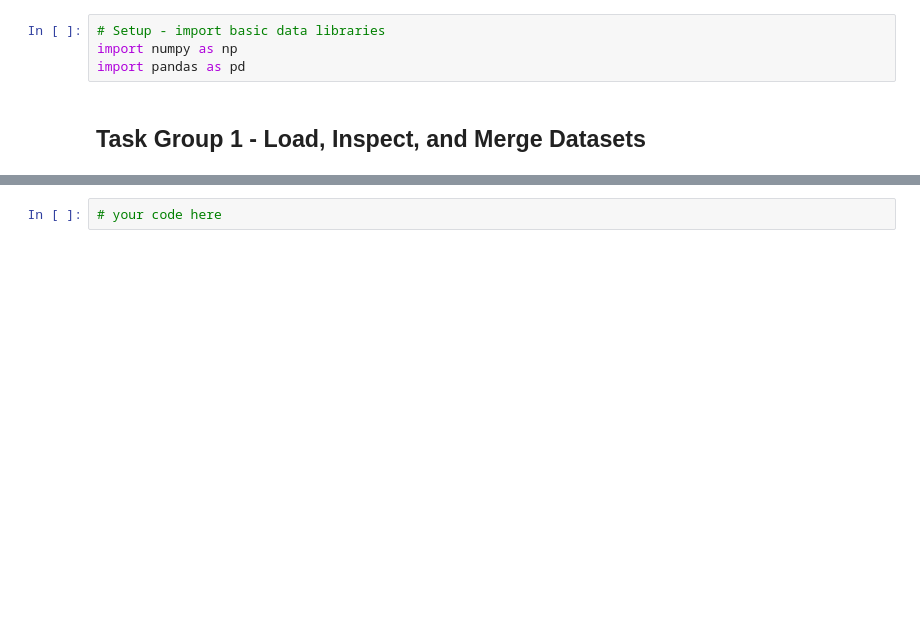
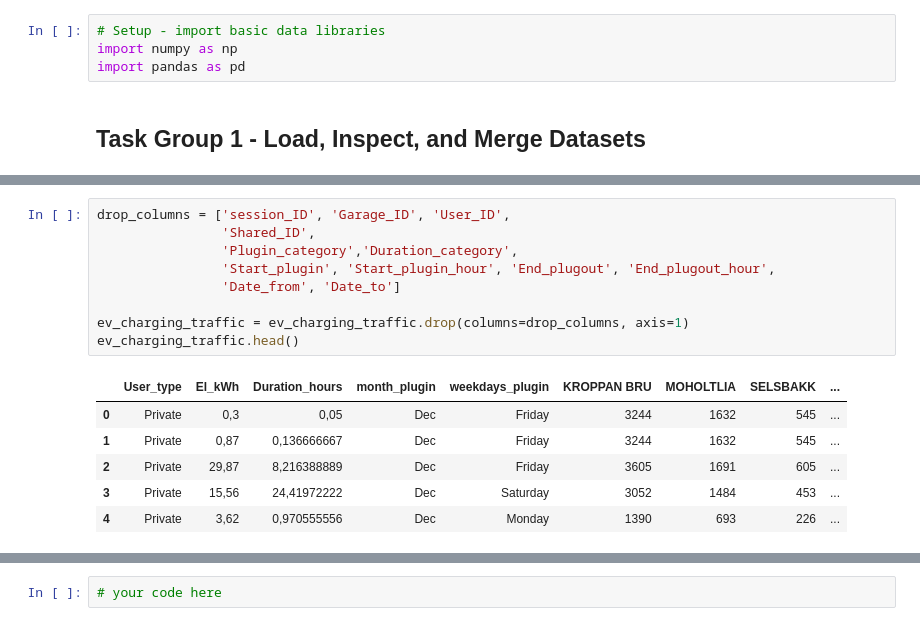
Before and after one commit to plewis3323/Summer_26, a Jupyter notebook: Summer_Space_Notes/Summer_26/AI_ML_Folder/workspace_exercies/Codecadamy/Intro_NN_pytorch_proj/Intro_NN_pytorch.ipynb, the cells around one changed output, grey strips where cells are left out. Drawn from its saved outputs; the diff is of its cells as text; blank space fills up the shorter version.

```diff
--- a/Summer_Space_Notes/Summer_26/AI_ML_Folder/workspace_exercies/Codecadamy/Intro_NN_pytorch_proj/Intro_NN_pytorch.ipynb
+++ b/Summer_Space_Notes/Summer_26/AI_ML_Folder/workspace_exercies/Codecadamy/Intro_NN_pytorch_proj/Intro_NN_pytorch.ipynb
@@ -37,0 +187,16 @@ plug-in / plug-out times, charging loads, and session dates.
+# %%
+drop_columns = ['session_ID', 'Garage_ID', 'User_ID',
+                'Shared_ID',
+                'Plugin_category','Duration_category',
+                'Start_plugin', 'Start_plugin_hour', 'End_plugout', 'End_plugout_hour',
+                'Date_from', 'Date_to']
+
+ev_charging_traffic = ev_charging_traffic.drop(columns=drop_columns, axis=1)
+ev_charging_traffic.head()
+# %% [output]
+|  | User_type | El_kWh | Duration_hours | month_plugin | weekdays_plugin | KROPPAN BRU | MOHOLTLIA | SELSBAKK | ... |
+| 0 | Private | 0,3 | 0,05 | Dec | Friday | 3244 | 1632 | 545 | ... |
+| 1 | Private | 0,87 | 0,136666667 | Dec | Friday | 3244 | 1632 | 545 | ... |
+| 2 | Private | 29,87 | 8,216388889 | Dec | Friday | 3605 | 1691 | 605 | ... |
+| 3 | Private | 15,56 | 24,41972222 | Dec | Saturday | 3052 | 1484 | 453 | ... |
+| 4 | Private | 3,62 | 0,970555556 | Dec | Monday | 1390 | 693 | 226 | ... |
```
Also changed, not shown: parts of 71 cells of this notebook, 2 other files.
